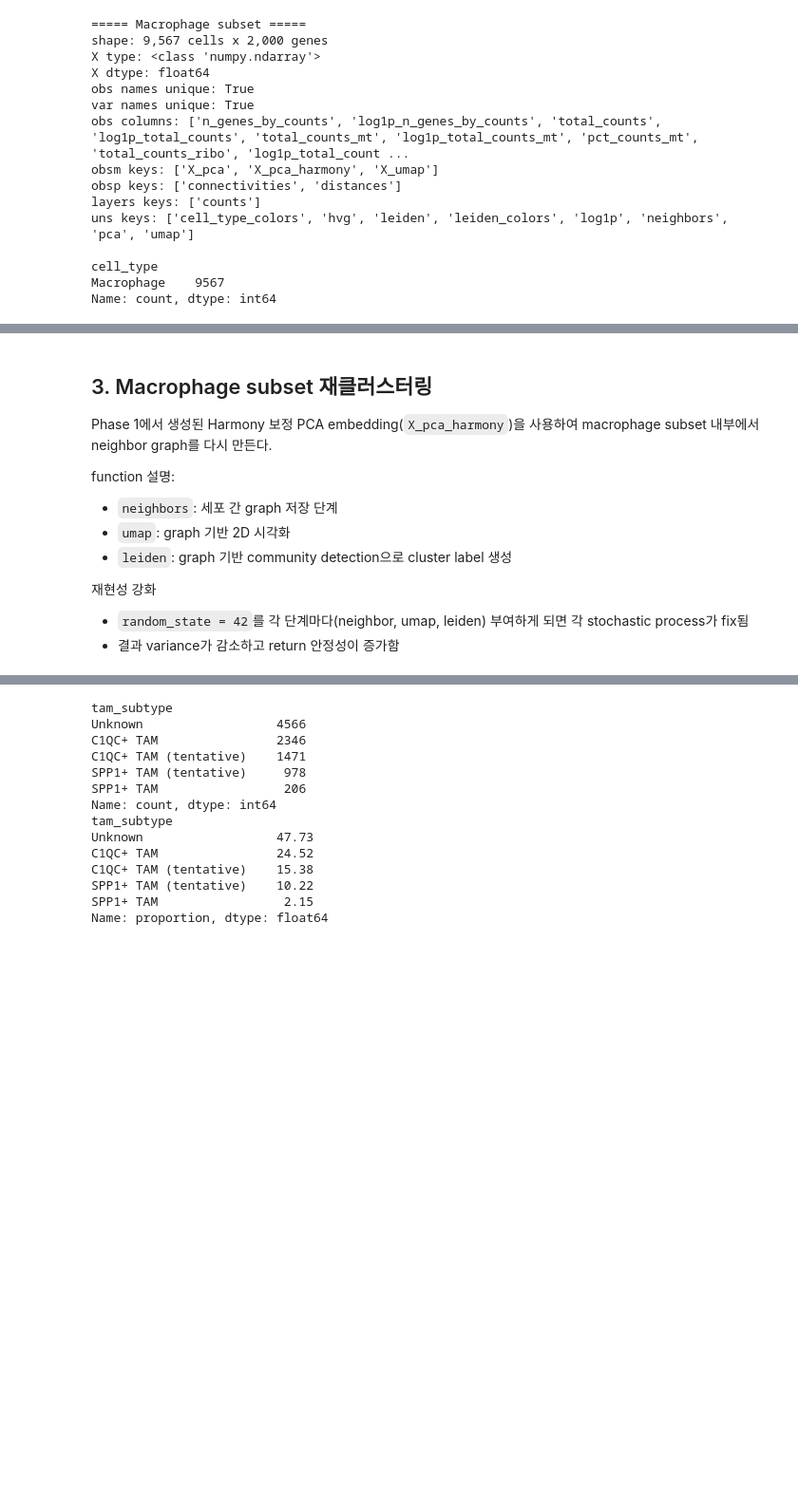
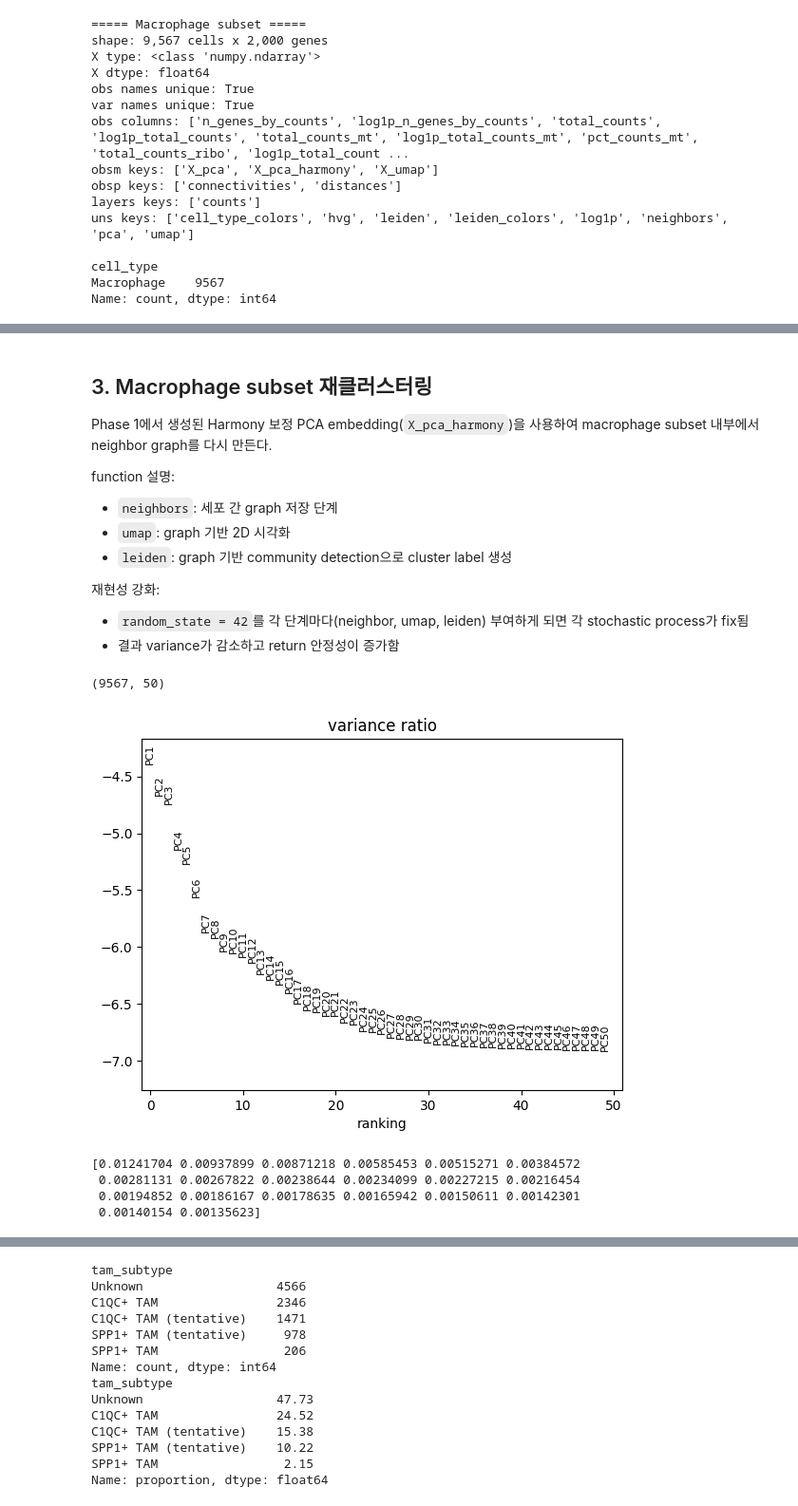
Before and after one commit to boeun02/scRNA-seq-Cancer-Immunology-Analysis, a Jupyter notebook: phase2_analysis/01_myeloid_subset.ipynb, the cells around one changed output, grey strips where cells are left out. Shown at 95% size. Saved outputs shown, nothing was run; the diff lists cells and outputs as text; code cells hidden in the pictures; blank space fills up the shorter version.

Commit message:
refac: macrophage raw data reviseing...
Signed-off-by: boeun02 <qkrqhrud1118@naver.com>

```diff
--- a/phase2_analysis/01_myeloid_subset.ipynb
+++ b/phase2_analysis/01_myeloid_subset.ipynb
@@ -90,0 +115,22 @@ Name: count, dtype: int64
+# %%
+# 0. raw가 정상 시점(log-normalized, scale 이전)인지 확인
+assert adata.raw is not None
+print(adata.raw.shape)  # (44860, 41861) — 전체 gene이어야 정상
+print(adata.raw.X.min(), adata.raw.X.max())  # 0 이상이어야 정상
+
+# 1. macrophage subset
+mac = adata[adata.obs['cell_type'] == 'Macrophage'].copy()
+print(mac.shape)
+print(mac.raw.shape)
+print(mac.raw.X.min(), mac.raw.X.max())
+
+# 2. raw에서 log-normalized 전체 gene 복구
+mac_full = mac.raw.to_adata()
+mac_full.obs = mac.obs.copy()
+mac = mac_full
+print(mac.shape)
+print(mac.X.min(), mac.X.max())  # 0 이상이어야 정상
+
+# 3. subset 안에서 거의 발현 안 되는 gene 제거
+sc.pp.filter_genes(mac, min_cells=3)
+print(mac.shape)
@@ -98,6 +175,27 @@ function 설명:
 - `umap`: graph 기반 2D 시각화
 - `leiden`: graph 기반 community detection으로 cluster label 생성
 
-재현성 강화
-- ``random_state = 42``를 각 단계마다(neighbor, umap, leiden) 부여하게 되면 각 stochastic process가 fix됨
+재현성 강화:
+- `random_state = 42`를 각 단계마다(neighbor, umap, leiden) 부여하게 되면 각 stochastic process가 fix됨
 - 결과 variance가 감소하고 return 안정성이 증가함
+# %%
+# PCA 수행
+mac_pca_input = mac[:, mac.var['highly_variable']].copy()
+sc.pp.scale(mac_pca_input, max_value=10)
+sc.pp.pca(mac_pca_input, n_comps=50, random_state=42)
+
+mac.obsm['X_pca'] = mac_pca_input.obsm['X_pca']
+mac.uns['pca'] = mac_pca_input.uns['pca']
+
+print(mac.obsm['X_pca'].shape)
+# %% [output]
+(9567, 50)
+# %%
+sc.pl.pca_variance_ratio(mac, n_pcs=50, log=True)
+print(mac.uns['pca']['variance_ratio'][:20])
+# %% [output]
+[figure, added]
+[0.01241704 0.00937899 0.00871218 0.00585453 0.00515271 0.00384572
+ 0.00281131 0.00267822 0.00238644 0.00234099 0.00227215 0.00216454
+ 0.00194852 0.00186167 0.00178635 0.00165942 0.00150611 0.00142301
+ 0.00140154 0.00135623]
```
Also changed, not shown: parts of 32 cells of this notebook, 7 other files.
